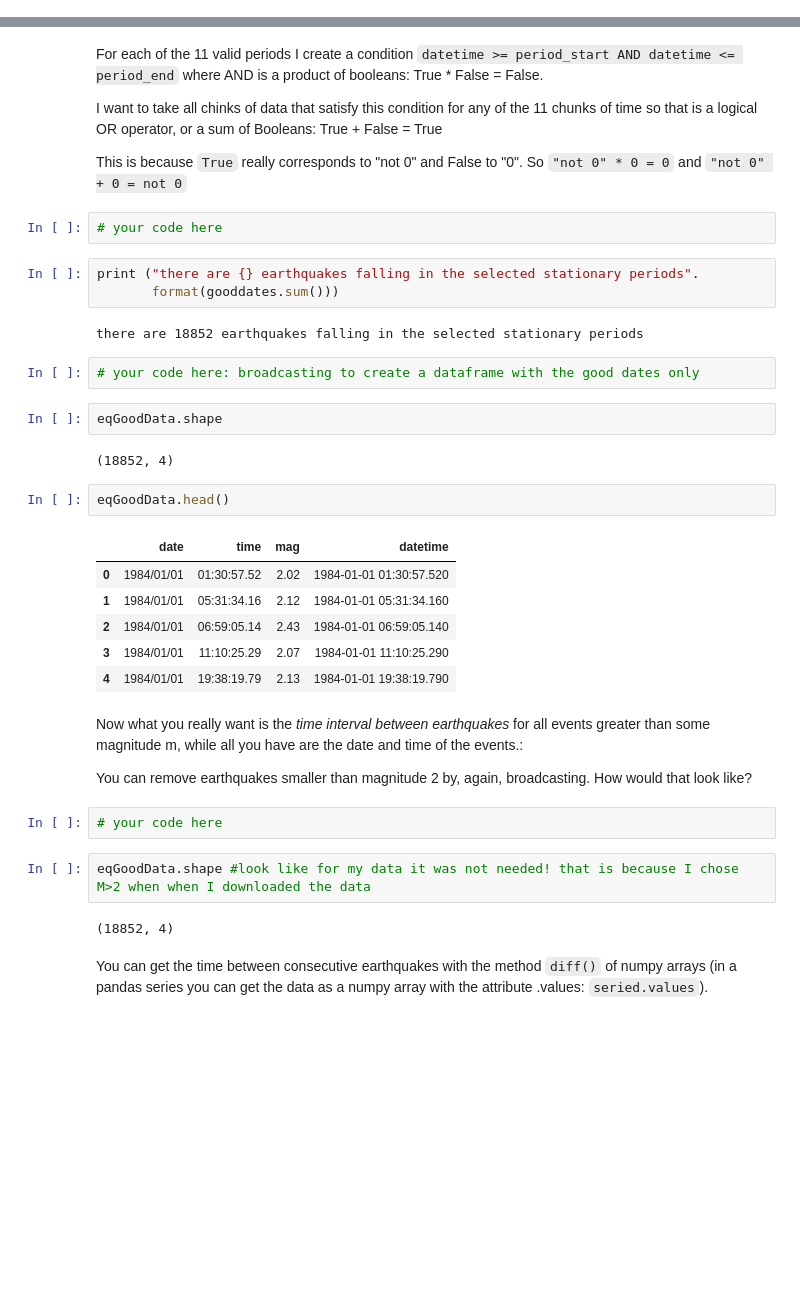
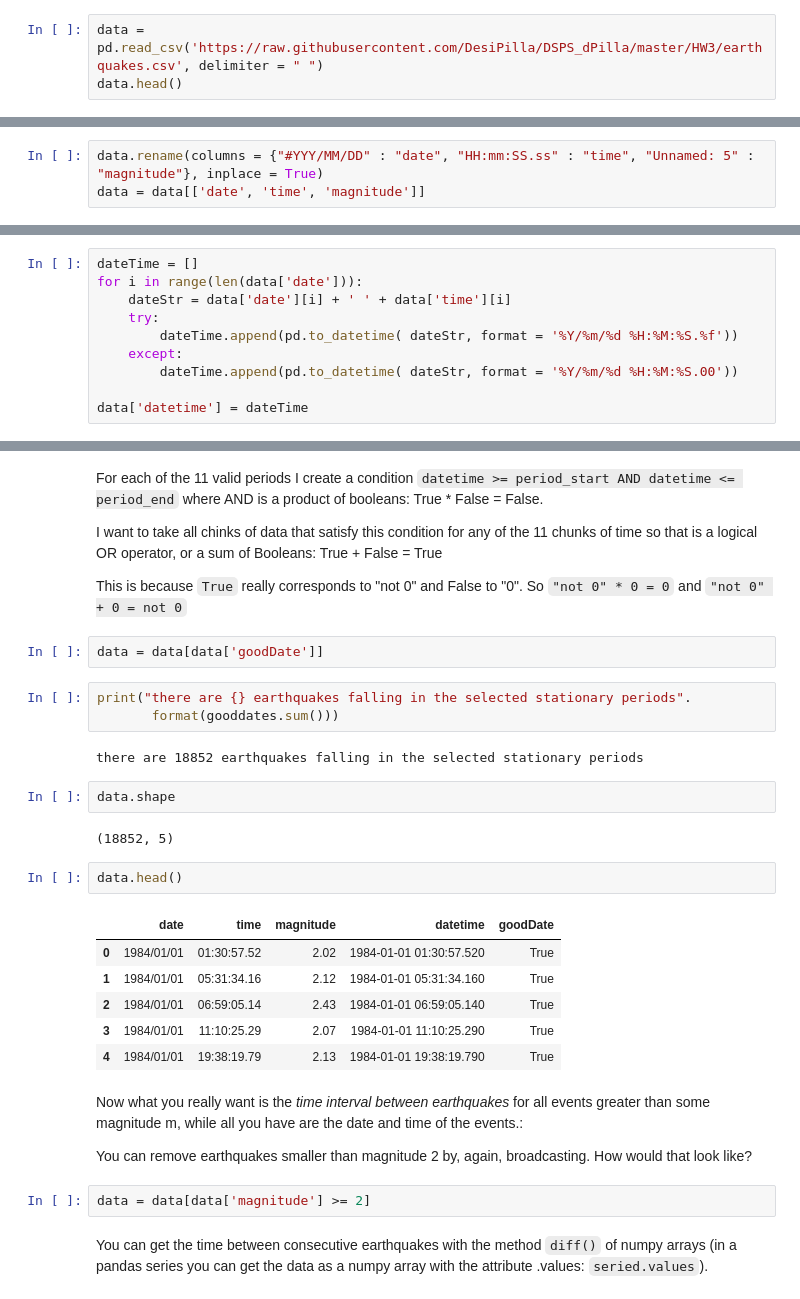
Before and after one commit to DesiPilla/DSPS_dPilla, a Jupyter notebook: HW3/KS_earthquakes.ipynb, the cells around one changed output, grey strips where cells are left out. Cells and saved outputs as stored; diff of their text form; blank space fills up the shorter version.

````diff
--- a/HW3/KS_earthquakes.ipynb
+++ b/HW3/KS_earthquakes.ipynb
@@ -62,0 +63,3 @@ However, I did not format the data correctly, according to the csv extension req
+# %%
+data = pd.read_csv('https://raw.githubusercontent.com/DesiPilla/DSPS_dPilla/master/HW3/earthquakes.csv', delimiter = " ")
+data.head()
@@ -96 +104,4 @@ now that you have a dataframe object you can use methods of the object to modify
+# %%
+data.rename(columns = {"#YYY/MM/DD" : "date", "HH:mm:SS.ss" : "time", "Unnamed: 5" : "magnitude"}, inplace = True)
+data = data[['date', 'time', 'magnitude']]
 # %%
@@ -135 +144,11 @@ to do this conversion I
+# %%
+dateTime = []
+for i in range(len(data['date'])):
+    dateStr = data['date'][i] + ' ' + data['time'][i]
+    try:
+        dateTime.append(pd.to_datetime( dateStr, format = '%Y/%m/%d %H:%M:%S.%f'))
+    except:
+        dateTime.append(pd.to_datetime( dateStr, format = '%Y/%m/%d %H:%M:%S.00'))
+
+data['datetime'] = dateTime
 # %%
@@ -166,37 +239,31 @@ For each of the 11 valid periods I create a condition
 I want to take all chinks of data that satisfy this condition for any of the 11 chunks of time so that is a logical OR operator, or a sum of Booleans: True + False = True
 
 This is because ```True``` really corresponds to "not 0" and False to "0". So ```"not 0" * 0 = 0``` and ```"not 0" + 0 = not 0```
-# %%
-# your code here
+# %%
+data = data[data['goodDate']]
 # %%
-print ("there are {} earthquakes falling in the selected stationary periods".
+print("there are {} earthquakes falling in the selected stationary periods".
        format(gooddates.sum()))
 # %% [output]
 there are 18852 earthquakes falling in the selected stationary periods
-# %%
-# your code here: broadcasting to create a dataframe with the good dates only
 # %%
-eqGoodData.shape
+data.shape
 # %% [output]
-(18852, 4)
+(18852, 5)
 # %%
-eqGoodData.head()
+data.head()
 # %% [output]
-|  | date | time | mag | datetime |
-| 0 | 1984/01/01 | 01:30:57.52 | 2.02 | 1984-01-01 01:30:57.520 |
-| 1 | 1984/01/01 | 05:31:34.16 | 2.12 | 1984-01-01 05:31:34.160 |
-| 2 | 1984/01/01 | 06:59:05.14 | 2.43 | 1984-01-01 06:59:05.140 |
-| 3 | 1984/01/01 | 11:10:25.29 | 2.07 | 1984-01-01 11:10:25.290 |
-| 4 | 1984/01/01 | 19:38:19.79 | 2.13 | 1984-01-01 19:38:19.790 |
+|  | date | time | magnitude | datetime | goodDate |
+| 0 | 1984/01/01 | 01:30:57.52 | 2.02 | 1984-01-01 01:30:57.520 | True |
+| 1 | 1984/01/01 | 05:31:34.16 | 2.12 | 1984-01-01 05:31:34.160 | True |
+| 2 | 1984/01/01 | 06:59:05.14 | 2.43 | 1984-01-01 06:59:05.140 | True |
+| 3 | 1984/01/01 | 11:10:25.29 | 2.07 | 1984-01-01 11:10:25.290 | True |
+| 4 | 1984/01/01 | 19:38:19.79 | 2.13 | 1984-01-01 19:38:19.790 | True |
 # %% [markdown]
 Now what you really want is the _time interval between earthquakes_ for all events greater than some magnitude m, while all you have are the date and time of the events.:
 
 You can remove earthquakes smaller than magnitude 2 by, again, broadcasting. How would that look like?
-# %%
-# your code here
-# %%
-eqGoodData.shape #look like for my data it was not needed! that is because I chose M>2 when when I downloaded the data
-# %% [output]
-(18852, 4)
+# %%
+data = data[data['magnitude'] >= 2]
 # %% [markdown]
 You can get the time between consecutive earthquakes with the method ```diff()``` of numpy arrays (in a pandas series you can get the data as a numpy array with the attribute .values: ```seried.values```).
````
Also changed, not shown: parts of 27 cells of this notebook.
